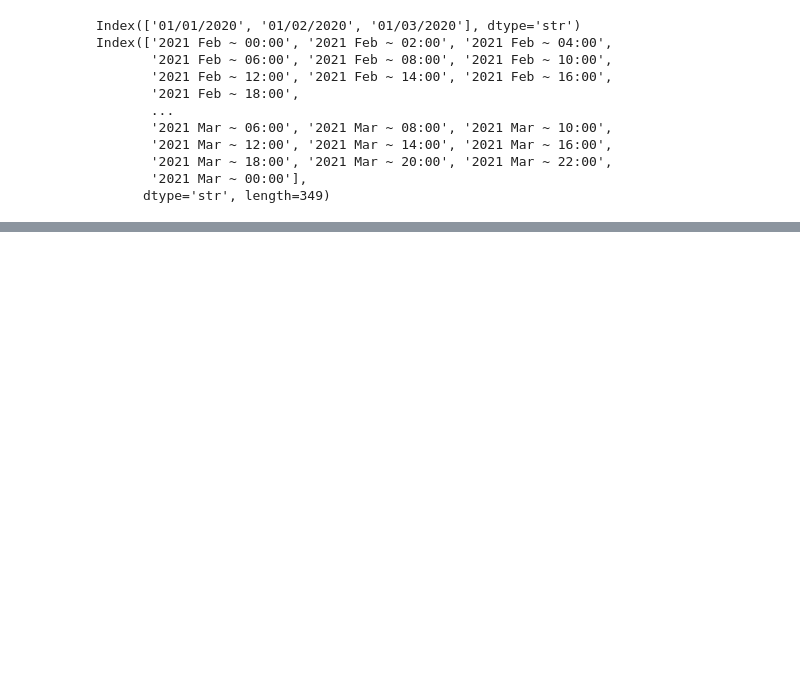
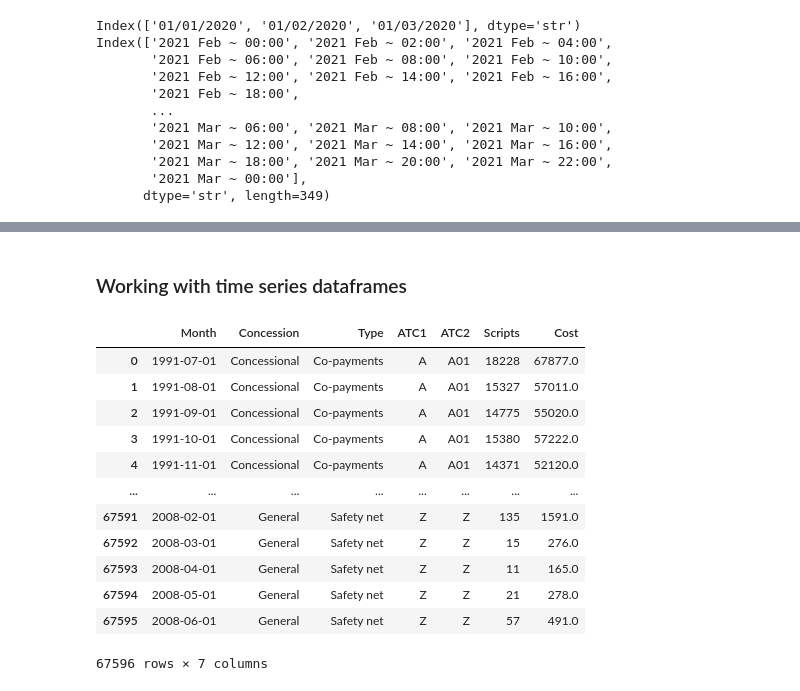
Before and after one commit to Ak62007/TS, a Jupyter notebook: notebooks/00_TS_Graphics.ipynb, the cells around one changed output, grey strips where cells are left out. Saved outputs shown, nothing was run; the diff lists cells and outputs as text; code cells hidden in the pictures; blank space fills up the shorter version.

```diff
--- a/notebooks/00_TS_Graphics.ipynb
+++ b/notebooks/00_TS_Graphics.ipynb
@@ -208,0 +285,24 @@ Index(['2021 Feb ~ 00:00', '2021 Feb ~ 02:00', '2021 Feb ~ 04:00',
+# %% [markdown]
+### Working with time series dataframes
+# %%
+pbs_data_path = project_root / 'data' / 'PBS_unparsed.csv'
+pbs_data = (
+    pd.read_csv(pbs_data_path, parse_dates=["Month"])
+    [["Month", "Concession", "Type", "ATC1", "ATC2", "Scripts", "Cost"]]
+)
+# %%
+pbs_data
+# %% [output]
+|  | Month | Concession | Type | ATC1 | ATC2 | Scripts | Cost |
+| 0 | 1991-07-01 | Concessional | Co-payments | A | A01 | 18228 | 67877.0 |
+| 1 | 1991-08-01 | Concessional | Co-payments | A | A01 | 15327 | 57011.0 |
+| 2 | 1991-09-01 | Concessional | Co-payments | A | A01 | 14775 | 55020.0 |
+| 3 | 1991-10-01 | Concessional | Co-payments | A | A01 | 15380 | 57222.0 |
+| 4 | 1991-11-01 | Concessional | Co-payments | A | A01 | 14371 | 52120.0 |
+| ... | ... | ... | ... | ... | ... | ... | ... |
+| 67591 | 2008-02-01 | General | Safety net | Z | Z | 135 | 1591.0 |
+| 67592 | 2008-03-01 | General | Safety net | Z | Z | 15 | 276.0 |
+| 67593 | 2008-04-01 | General | Safety net | Z | Z | 11 | 165.0 |
+| 67594 | 2008-05-01 | General | Safety net | Z | Z | 21 | 278.0 |
+| 67595 | 2008-06-01 | General | Safety net | Z | Z | 57 | 491.0 |
+67596 rows × 7 columns
```
Also changed, not shown: parts of 25 cells of this notebook, 2 other files.
